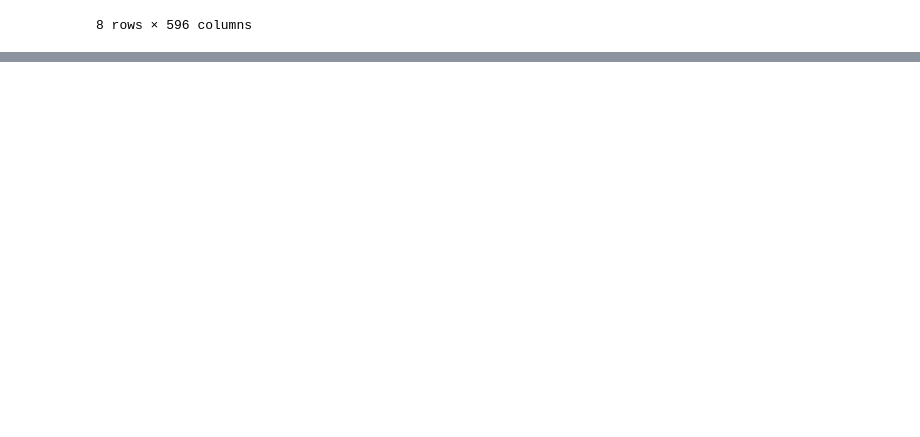
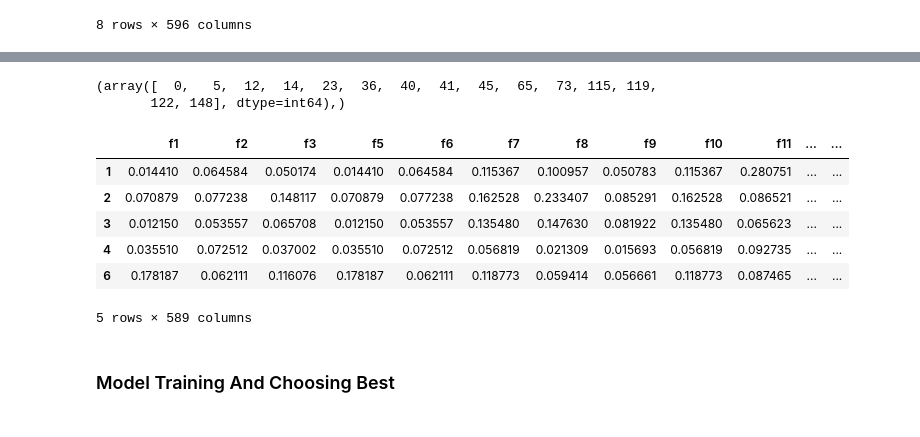
Before and after one commit to CaganKiper/LFD-2021-Term-Project, a Jupyter notebook: Kaggle.ipynb, the cells around one changed output, grey strips where cells are left out. Cells and saved outputs as stored; diff of their text form; code cells hidden in the pictures; blank space fills up the shorter version.

```diff
--- a/Kaggle.ipynb
+++ b/Kaggle.ipynb
@@ -332,2 +337,9 @@ train_t1_clean = train_t0_data.drop("ID", 1)
 train_t1_clean = train_t1_data.drop("ID", 1)
 test_t0_clean = test_t0_data.drop("ID", 1)
+# %%
+square_diff = np.square(train_t1_clean - train_t0_clean)
+sum = np.sum(square_diff, axis=0)
+locs = np.where(sum == 0)
+print(locs)
+train_t0_clean = train_t0_clean.drop(train_t0_clean.columns[locs], axis=1)
+test_t0_clean = test_t0_clean.drop(train_t0_clean.columns[locs], axis=1)
@@ -336,3 +350,3 @@ test_t0_clean = test_t0_data.drop("ID", 1)
 # %%
-clf = LocalOutlierFactor(n_neighbors=5)
-outlier_loc = clf.fit_predict(train_t1_clean)
+ouitlier = LocalOutlierFactor(n_neighbors=10)
+outlier_loc = ouitlier.fit_predict(train_t0_clean)
@@ -362,0 +374,21 @@ ValueError: Shape of passed values is (150, 594), indices imply (150, 595)
+# %%
+locs = np.where(outlier_loc < 0)
+print(locs)
+# %% [output]
+(array([  0,   5,  12,  14,  23,  36,  40,  41,  45,  65,  73, 115, 119,
+       122, 148], dtype=int64),)
+# %%
+train_t0_clean = train_t0_clean.drop(train_t0_clean.index[locs], axis=0)
+train_t1_clean = train_t1_clean.drop(train_t1_clean.index[locs], axis=0)
+# %%
+train_t0_clean.head()
+# %% [output]
+|  | f1 | f2 | f3 | f5 | f6 | f7 | f8 | f9 | f10 | f11 | ... | ... |
+| 1 | 0.014410 | 0.064584 | 0.050174 | 0.014410 | 0.064584 | 0.115367 | 0.100957 | 0.050783 | 0.115367 | 0.280751 | ... | ... |
+| 2 | 0.070879 | 0.077238 | 0.148117 | 0.070879 | 0.077238 | 0.162528 | 0.233407 | 0.085291 | 0.162528 | 0.086521 | ... | ... |
+| 3 | 0.012150 | 0.053557 | 0.065708 | 0.012150 | 0.053557 | 0.135480 | 0.147630 | 0.081922 | 0.135480 | 0.065623 | ... | ... |
+| 4 | 0.035510 | 0.072512 | 0.037002 | 0.035510 | 0.072512 | 0.056819 | 0.021309 | 0.015693 | 0.056819 | 0.092735 | ... | ... |
+| 6 | 0.178187 | 0.062111 | 0.116076 | 0.178187 | 0.062111 | 0.118773 | 0.059414 | 0.056661 | 0.118773 | 0.087465 | ... | ... |
+5 rows × 589 columns
+# %% [markdown]
+<h3>Model Training And Choosing Best<h3>
```
Also changed, not shown: parts of 17 cells of this notebook.
